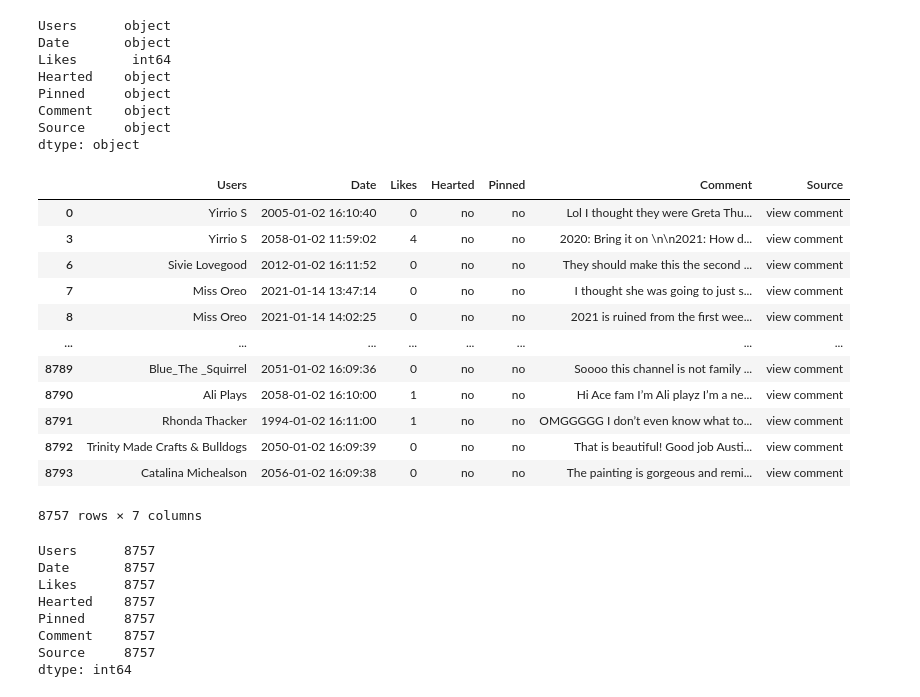
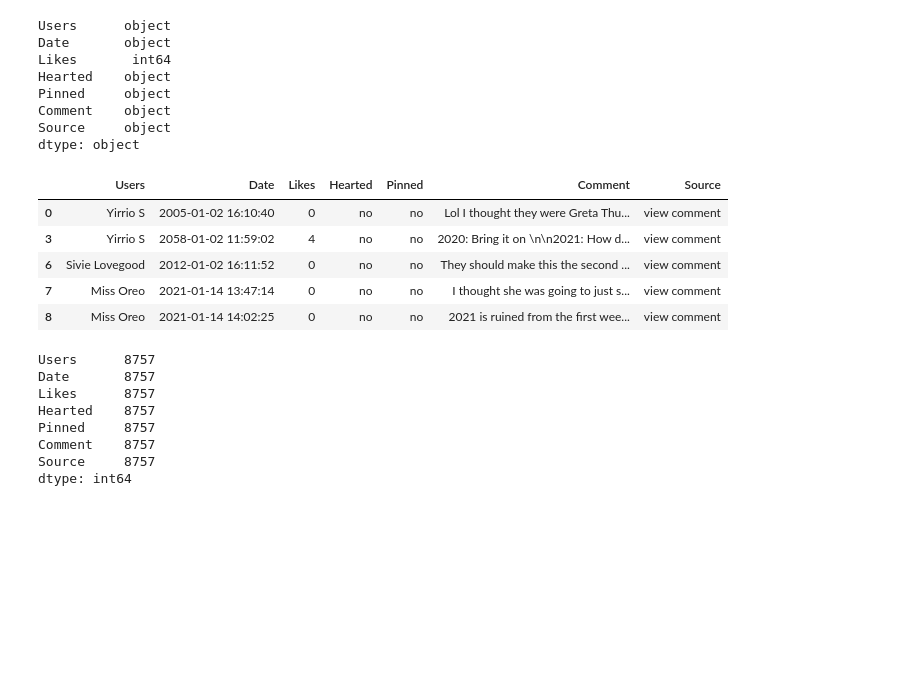
Before and after one commit to QingZheng1212/youtube_data, a Jupyter notebook: youtube_data.ipynb, the cells around one changed output. Saved outputs shown, nothing was run; the diff lists cells and outputs as text; code cells hidden in the pictures; blank space fills up the shorter version.

```diff
--- a/youtube_data.ipynb
+++ b/youtube_data.ipynb
@@ -38,21 +38,14 @@ dtype: object
 # %%
 data['Date'] = pd.to_datetime(data['Date'], errors='coerce')
 data = data.dropna(subset=['Date'])
-data
+data.head()
 # %% [output]
 |  | Users | Date | Likes | Hearted | Pinned | Comment | Source |
 | 0 | Yirrio S | 2005-01-02 16:10:40 | 0 | no | no | Lol I thought they were Greta Thu... | view comment |
 | 3 | Yirrio S | 2058-01-02 11:59:02 | 4 | no | no | 2020: Bring it on \n\n2021: How d... | view comment |
 | 6 | Sivie Lovegood | 2012-01-02 16:11:52 | 0 | no | no | They should make this the second ... | view comment |
 | 7 | Miss Oreo | 2021-01-14 13:47:14 | 0 | no | no | I thought she was going to just s... | view comment |
 | 8 | Miss Oreo | 2021-01-14 14:02:25 | 0 | no | no | 2021 is ruined from the first wee... | view comment |
-| ... | ... | ... | ... | ... | ... | ... | ... |
-| 8789 | Blue_The _Squirrel | 2051-01-02 16:09:36 | 0 | no | no | Soooo this channel is not family ... | view comment |
-| 8790 | Ali Plays | 2058-01-02 16:10:00 | 1 | no | no | Hi Ace fam I’m Ali playz I’m a ne... | view comment |
-| 8791 | Rhonda Thacker | 1994-01-02 16:11:00 | 1 | no | no | OMGGGGG I don’t even know what to... | view comment |
-| 8792 | Trinity Made Crafts & Bulldogs | 2050-01-02 16:09:39 | 0 | no | no | That is beautiful! Good job Austi... | view comment |
-| 8793 | Catalina Michealson | 2056-01-02 16:09:38 | 0 | no | no | The painting is gorgeous and remi... | view comment |
-8757 rows × 7 columns
 # %%
 data.count()
 # %% [output]
```
Also changed, not shown: parts of 16 cells of this notebook, 1 other file.
